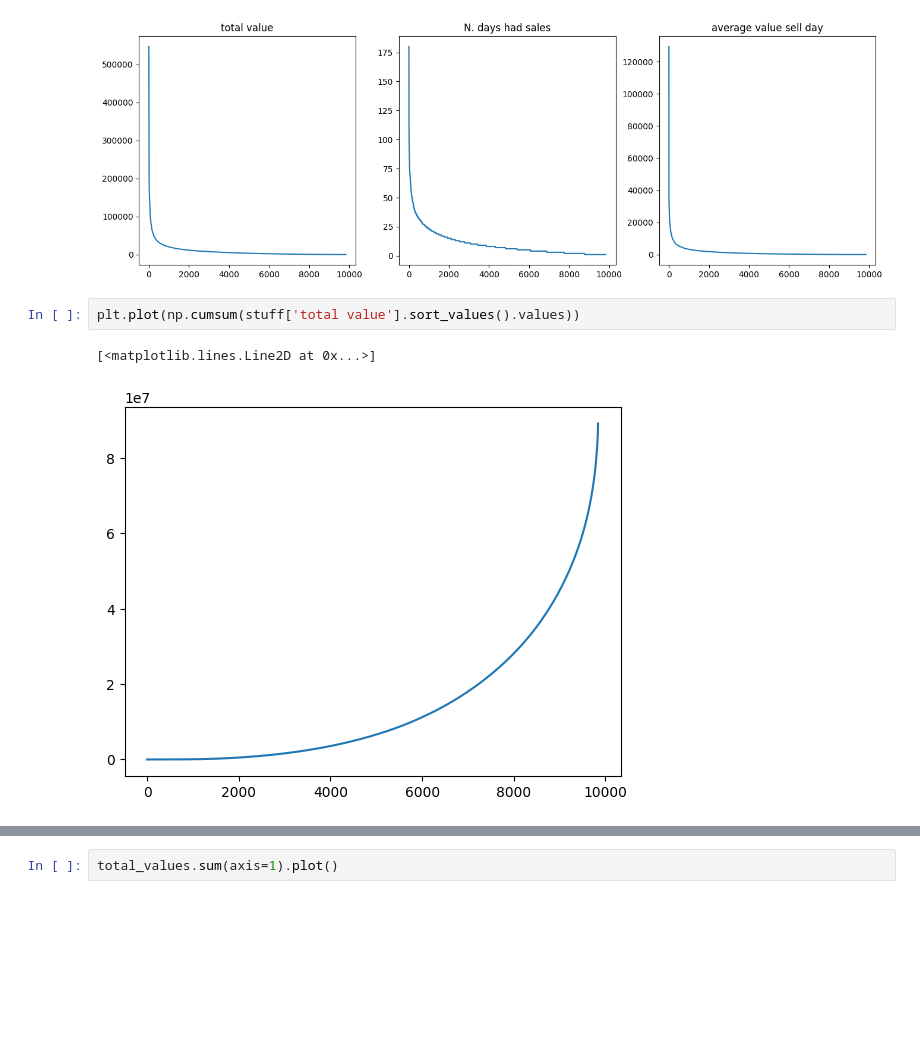
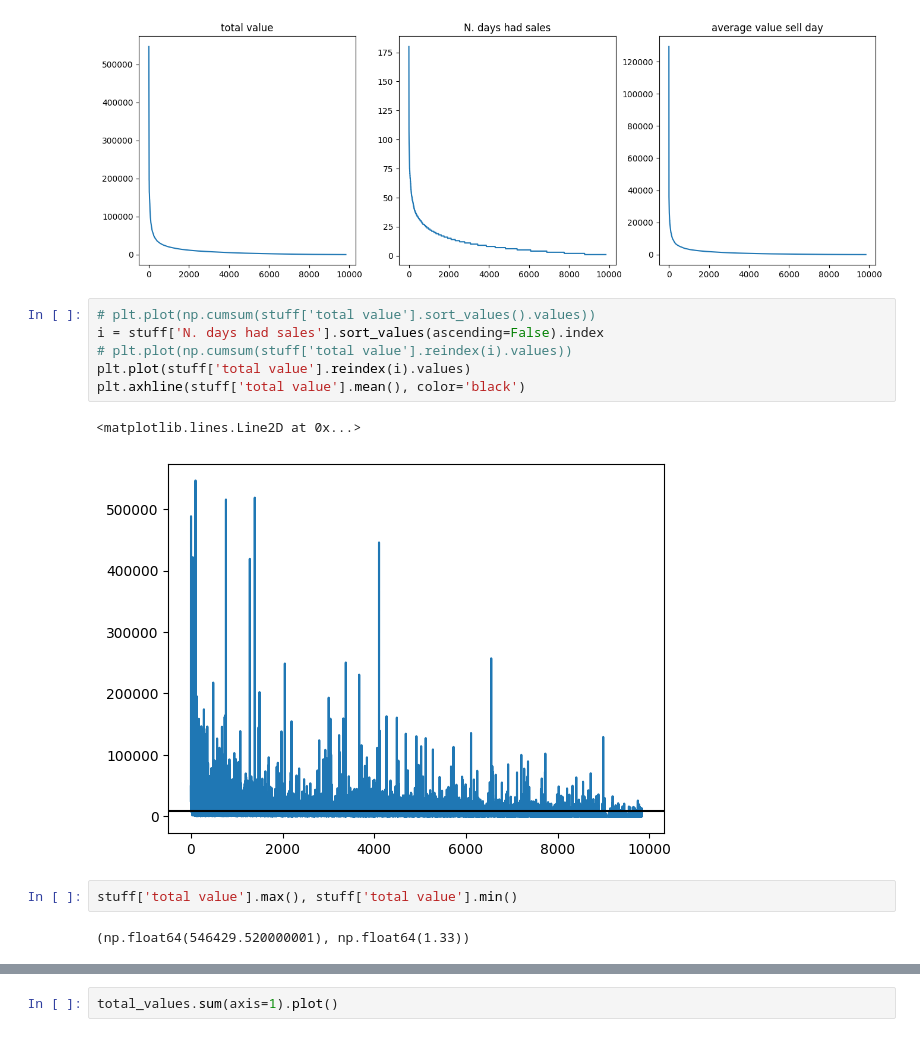
Before and after one commit to damyantilev/case-automated-inventory-management-execution, a Jupyter notebook: stuff.ipynb, the cells around one changed output, grey strips where cells are left out. Cells and saved outputs as stored; diff of their text form; blank space fills up the shorter version.

Commit message:
stuff

```diff
--- a/stuff.ipynb
+++ b/stuff.ipynb
@@ -77,11 +128,19 @@ for a, c in zip(axs, stuff.columns):
     a.set_title(c)
 # %% [output]
 [figure]
-# %%
-plt.plot(np.cumsum(stuff['total value'].sort_values().values))
-# %% [output]
-[<matplotlib.lines.Line2D at 0x...>]
-[figure, removed]
+# %%
+# plt.plot(np.cumsum(stuff['total value'].sort_values().values))
+i = stuff['N. days had sales'].sort_values(ascending=False).index
+# plt.plot(np.cumsum(stuff['total value'].reindex(i).values))
+plt.plot(stuff['total value'].reindex(i).values)
+plt.axhline(stuff['total value'].mean(), color='black')
+# %% [output]
+<matplotlib.lines.Line2D at 0x...>
+[figure, added]
+# %%
+stuff['total value'].max(), stuff['total value'].min()
+# %% [output]
+(np.float64(546429.520000001), np.float64(1.33))
 # %%
 plt.plot(stuff['N. days had sales'].sort_values(ascending=False).values)
 
```
Also changed, not shown: parts of 17 cells of this notebook.
